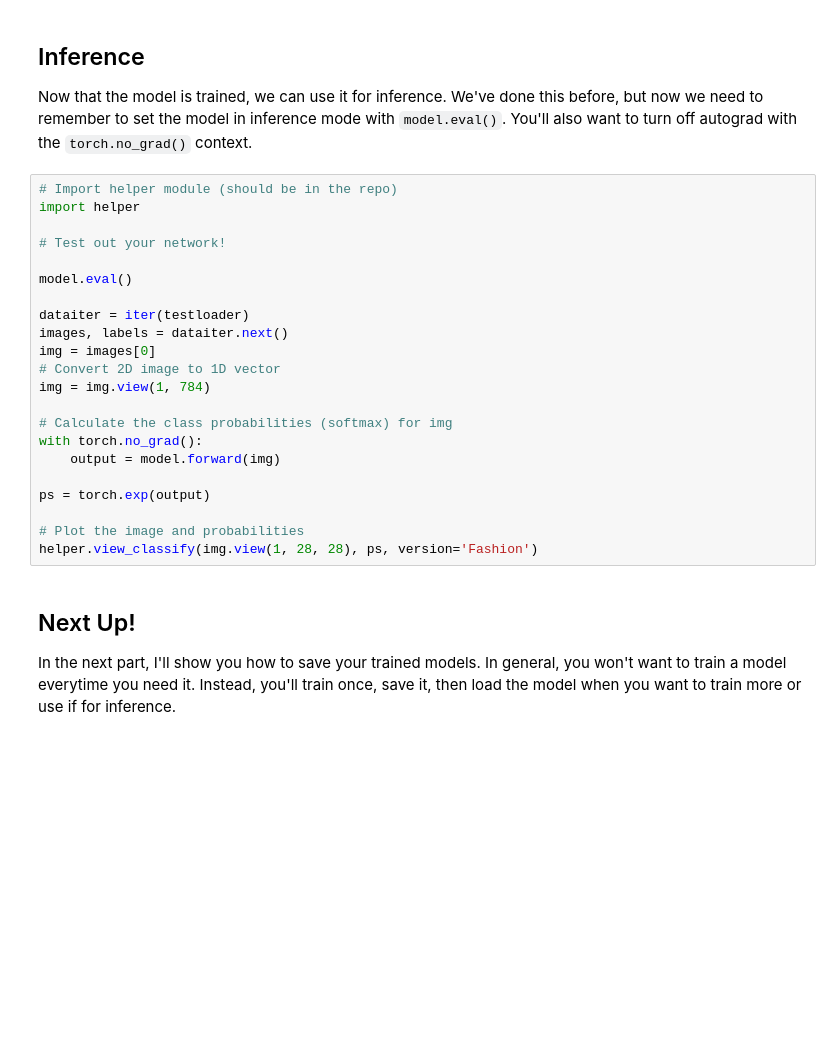
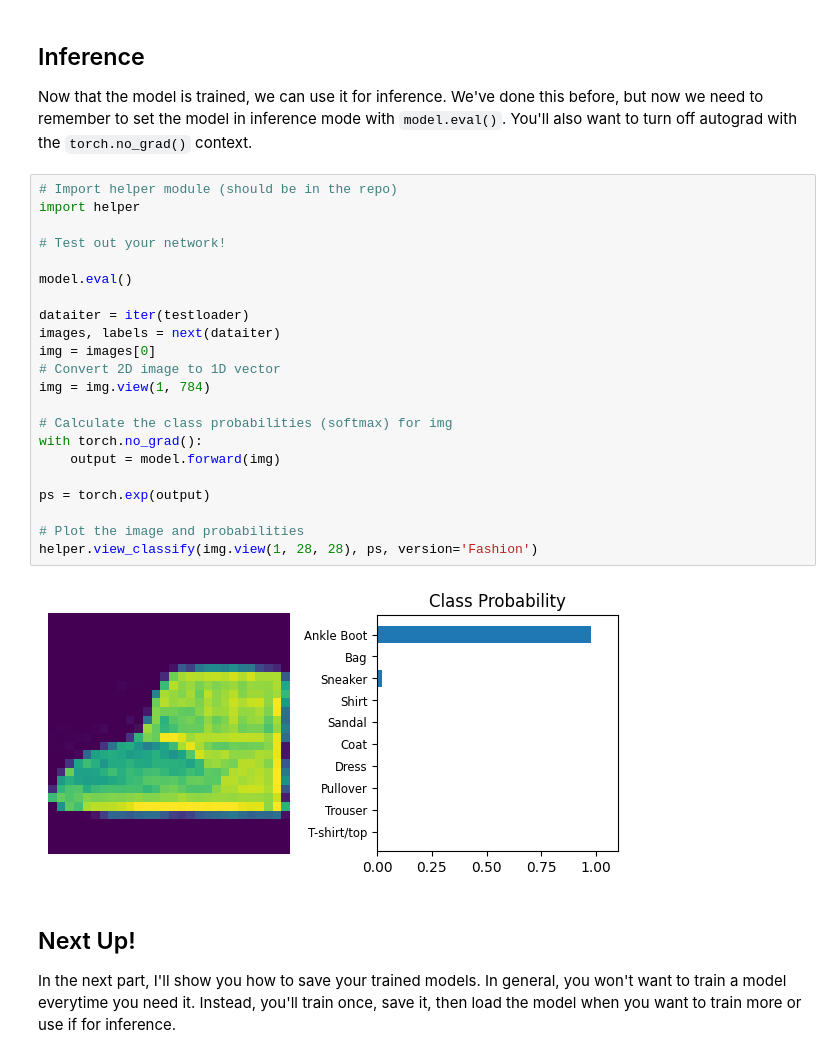
Before and after one commit to hiderbrandon/SimulationProject, a Jupyter notebook: Part5.ipynb, the cells around one changed output. Cells and saved outputs as stored; diff of their text form; blank space fills up the shorter version.

```diff
--- a/Part5.ipynb
+++ b/Part5.ipynb
@@ -324,25 +336,27 @@ Now that the model is trained, we can use it for inference. We've done this befo
 # %%
 # Import helper module (should be in the repo)
 import helper
 
 # Test out your network!
 
 model.eval()
 
 dataiter = iter(testloader)
-images, labels = dataiter.next()
+images, labels = next(dataiter)
 img = images[0]
 # Convert 2D image to 1D vector
 img = img.view(1, 784)
 
 # Calculate the class probabilities (softmax) for img
 with torch.no_grad():
     output = model.forward(img)
 
 ps = torch.exp(output)
 
 # Plot the image and probabilities
 helper.view_classify(img.view(1, 28, 28), ps, version='Fashion')
+# %% [output]
+[figure, added]
 # %% [markdown]
 ## Next Up!
 
```
Also changed, not shown: parts of 1 cell of this notebook.
